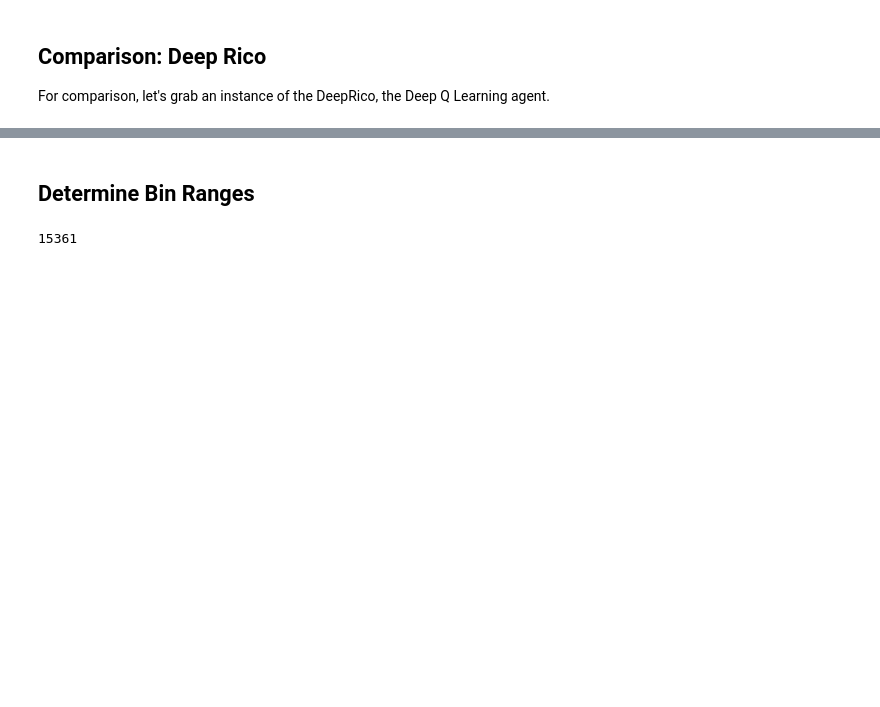
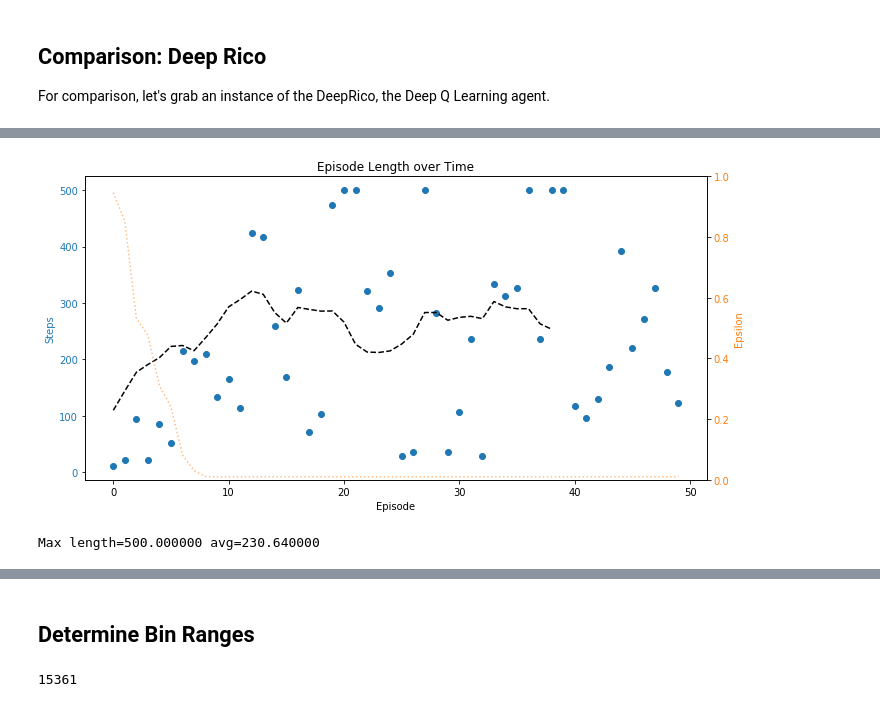
Before and after one commit to unoti/ai-gym-experiments, a Jupyter notebook: 6-Q Learning.ipynb, the cells around one changed output, grey strips where cells are left out. Cells and saved outputs as stored; diff of their text form; code cells hidden in the pictures; blank space fills up the shorter version.

Commit message:
work with q learning agent

```diff
--- a/6-Q Learning.ipynb
+++ b/6-Q Learning.ipynb
@@ -32,0 +35,5 @@ Max length=397.000000 avg=102.406667
+# %%
+deep_q_learn.train(50)
+# %% [output]
+[figure, added]
+Max length=500.000000 avg=230.640000
```
Also changed, not shown: parts of 11 cells of this notebook, 4 other files.
